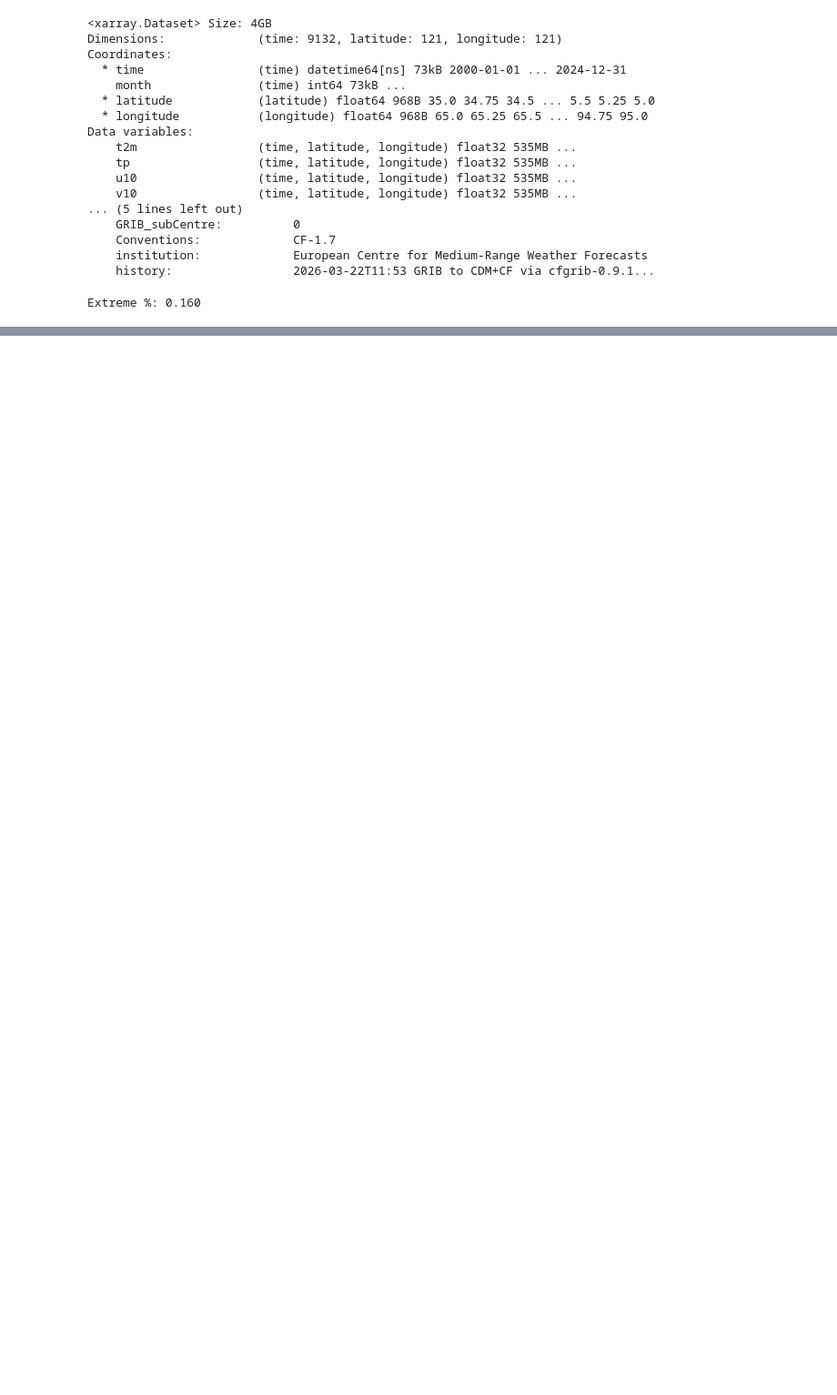
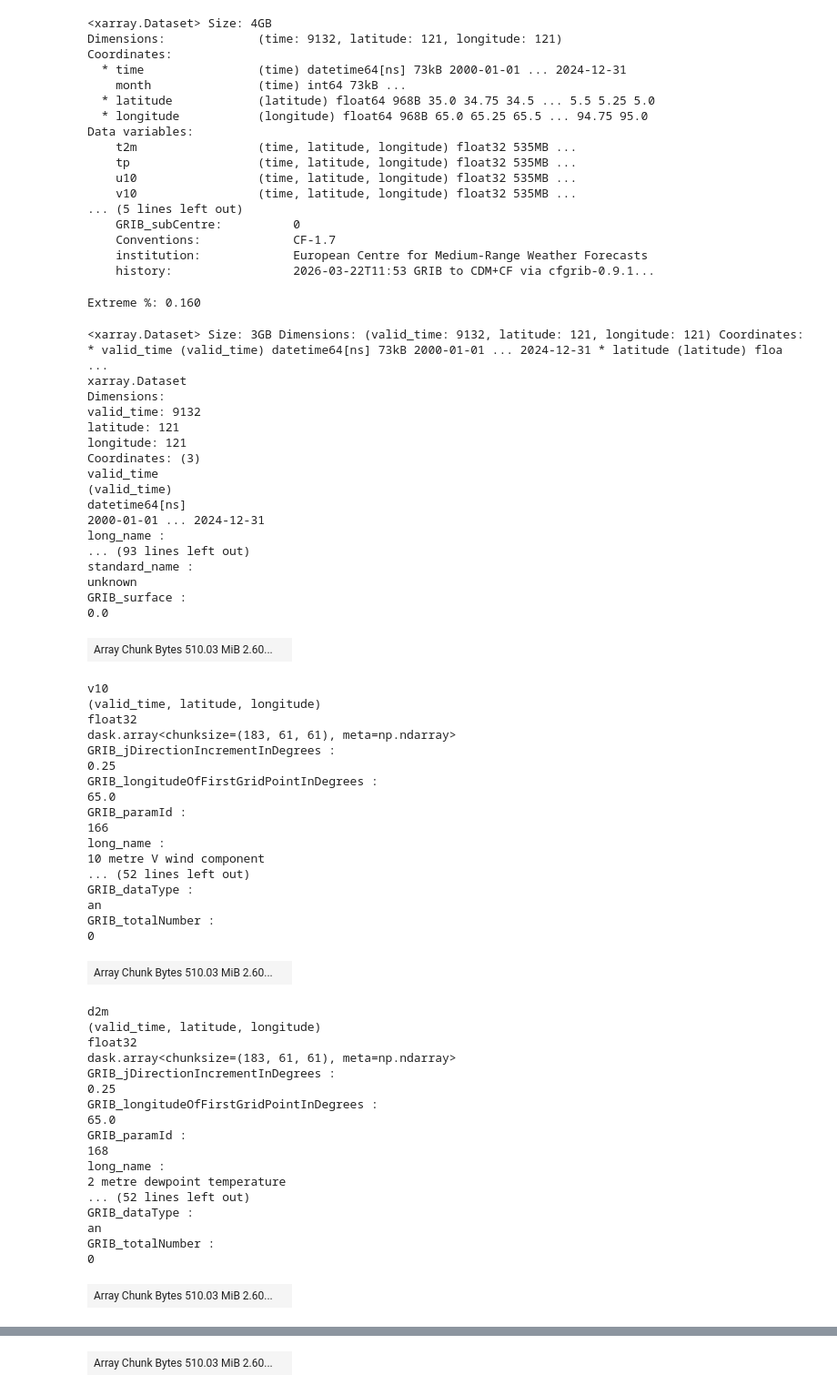
Before and after one commit to SurfyPenguin/era5-analysis, a Jupyter notebook: notebooks/04_labelling.ipynb, the cells around one changed output, grey strips where cells are left out. Shown at 91% size. Drawn from its saved outputs; the diff is of its cells as text; code cells hidden in the pictures; blank space fills up the shorter version.

```diff
--- a/notebooks/04_labelling.ipynb
+++ b/notebooks/04_labelling.ipynb
@@ -71,3 +71,61 @@ percent = (total_extremes / total_data_points) * 100
 print(f"Extreme %: {percent:.3f}")
 # %% [output]
 Extreme %: 0.160
+# %%
+ds = xr.open_mfdataset("../data/interim/*.nc")
+ds
+# %% [output]
+<xarray.Dataset> Size: 3GB Dimensions: (valid_time: 9132, latitude: 121, longitude: 121) Coordinates: * valid_time (valid_time) datetime64[ns] 73kB 2000-01-01 ... 2024-12-31 * latitude (latitude) floa ...
+xarray.Dataset
+Dimensions:
+valid_time: 9132
+latitude: 121
+longitude: 121
+Coordinates: (3)
+valid_time
+(valid_time)
+datetime64[ns]
+2000-01-01 ... 2024-12-31
+long_name :
+... (93 lines left out)
+standard_name :
+unknown
+GRIB_surface :
+0.0
+| Array Chunk Bytes 510.03 MiB 2.60... |  |
+v10
+(valid_time, latitude, longitude)
+float32
+dask.array<chunksize=(183, 61, 61), meta=np.ndarray>
+GRIB_jDirectionIncrementInDegrees :
+0.25
+GRIB_longitudeOfFirstGridPointInDegrees :
+65.0
+GRIB_paramId :
+166
+long_name :
+10 metre V wind component
+... (52 lines left out)
+GRIB_dataType :
+an
+GRIB_totalNumber :
+0
+| Array Chunk Bytes 510.03 MiB 2.60... |  |
+d2m
+(valid_time, latitude, longitude)
+float32
+dask.array<chunksize=(183, 61, 61), meta=np.ndarray>
+GRIB_jDirectionIncrementInDegrees :
+0.25
+GRIB_longitudeOfFirstGridPointInDegrees :
+65.0
+GRIB_paramId :
+168
+long_name :
+2 metre dewpoint temperature
+... (52 lines left out)
+GRIB_dataType :
+an
+GRIB_totalNumber :
+0
+| Array Chunk Bytes 510.03 MiB 2.60... |  |
@@ -73,0 +149 @@ Extreme %: 0.160
+| Array Chunk Bytes 510.03 MiB 2.60... |  |
```
Also changed, not shown: parts of 2 cells of this notebook, 2 other files.
